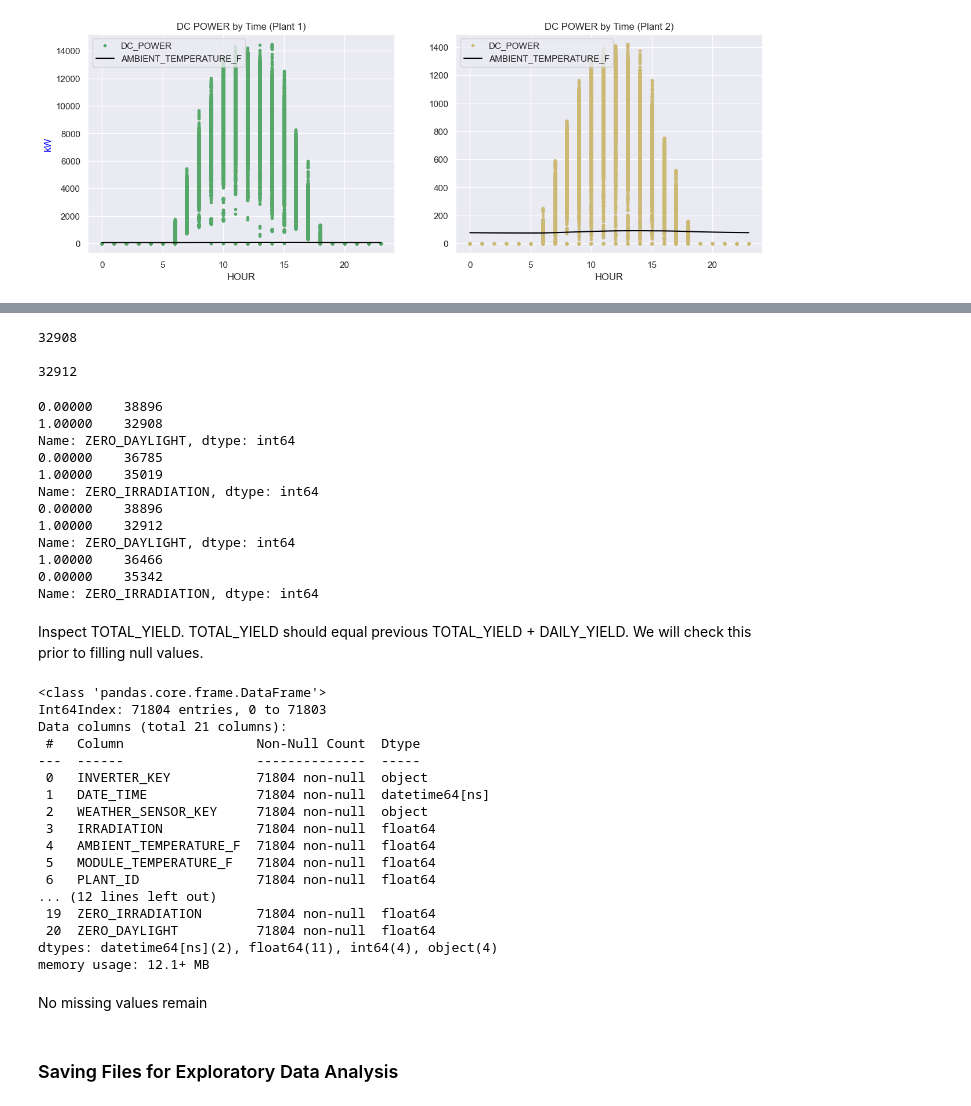
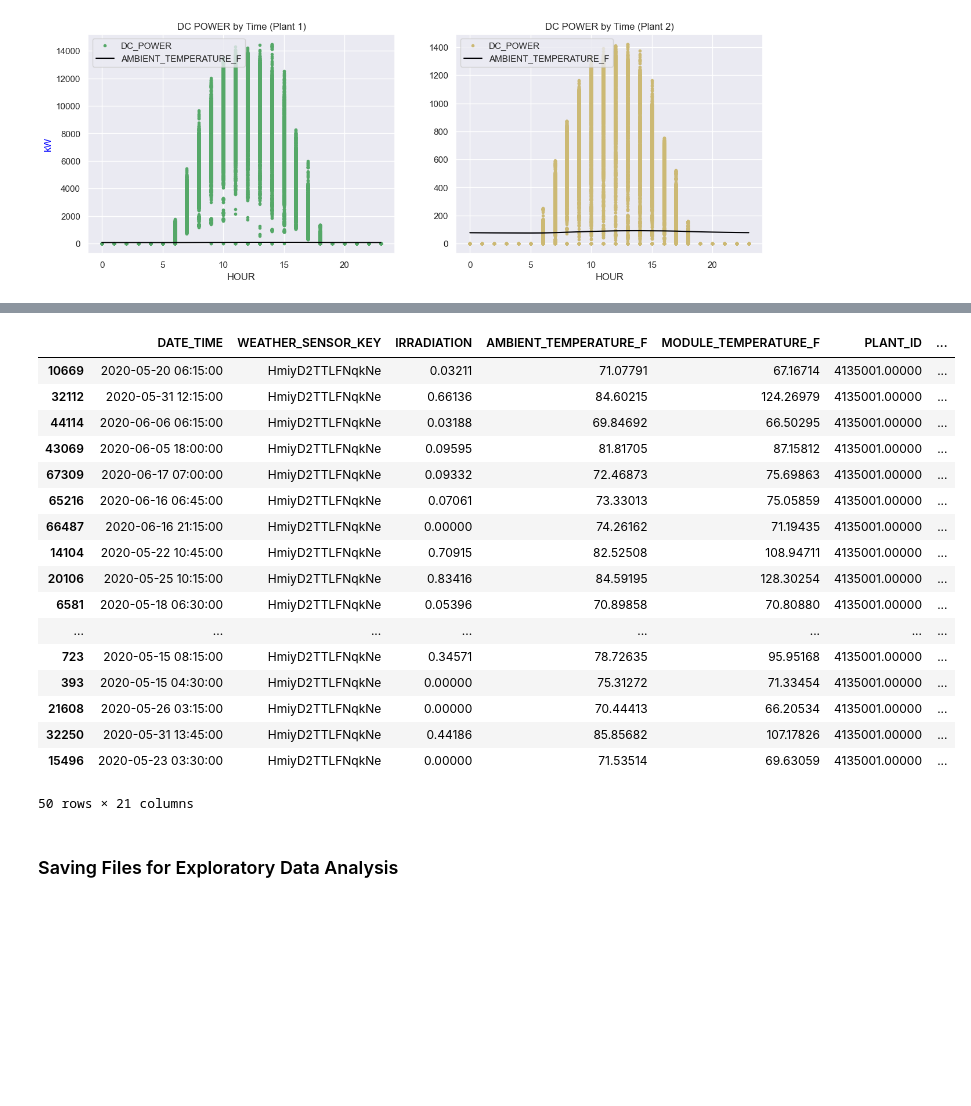
Before and after one commit to dohnjawson88/Solar-Energy-Analysis-C2, a Jupyter notebook: code/Capstone 2_ Data Wrangling.ipynb, the cells around one changed output, grey strips where cells are left out. Drawn from its saved outputs; the diff is of its cells as text; code cells hidden in the pictures; blank space fills up the shorter version.

```diff
--- a/code/Capstone 2_ Data Wrangling.ipynb
+++ b/code/Capstone 2_ Data Wrangling.ipynb
@@ -1179,9 +899,0 @@ Name: ZERO_DAYLIGHT, dtype: int64
-# %%
-# Check null values - Non-Daylight Hours
-
-for df in [P1_NO_NULL, P2_NO_NULL]:
-    print(df.ZERO_DAYLIGHT.isna().sum(), "\n") #use escape with newline to create line spacing
-# %% [output]
-32908
-
-32912
@@ -1193,44 +900,24 @@ for df in [P1_NO_NULL, P2_NO_NULL]:
-# %%
-for df in [P1_NO_NULL, P2_NO_NULL]:
-    print(df.ZERO_DAYLIGHT.value_counts(dropna=False))
-    print(df.ZERO_IRRADIATION.value_counts(dropna=False))
-# %% [output]
-0.00000    38896
-1.00000    32908
-Name: ZERO_DAYLIGHT, dtype: int64
-0.00000    36785
-1.00000    35019
-Name: ZERO_IRRADIATION, dtype: int64
-0.00000    38896
-1.00000    32912
-Name: ZERO_DAYLIGHT, dtype: int64
-1.00000    36466
-0.00000    35342
-Name: ZERO_IRRADIATION, dtype: int64
-# %% [markdown]
-Inspect TOTAL_YIELD. TOTAL_YIELD should equal previous TOTAL_YIELD + DAILY_YIELD. We will check this prior to filling null values.
-# %%
-P1_NO_NULL.info()
-# %% [output]
-<class 'pandas.core.frame.DataFrame'>
-Int64Index: 71804 entries, 0 to 71803
-Data columns (total 21 columns):
- #   Column                 Non-Null Count  Dtype
----  ------                 --------------  -----
- 0   INVERTER_KEY           71804 non-null  object
- 1   DATE_TIME              71804 non-null  datetime64[ns]
- 2   WEATHER_SENSOR_KEY     71804 non-null  object
- 3   IRRADIATION            71804 non-null  float64
- 4   AMBIENT_TEMPERATURE_F  71804 non-null  float64
- 5   MODULE_TEMPERATURE_F   71804 non-null  float64
- 6   PLANT_ID               71804 non-null  float64
-... (12 lines left out)
- 19  ZERO_IRRADIATION       71804 non-null  float64
- 20  ZERO_DAYLIGHT          71804 non-null  float64
-dtypes: datetime64[ns](2), float64(11), int64(4), object(4)
-memory usage: 12.1+ MB
-# %% [markdown]
-No missing values remain
+# %%
+P1_INVETER.sample(50)
+# %% [output]
+|  | DATE_TIME | WEATHER_SENSOR_KEY | IRRADIATION | AMBIENT_TEMPERATURE_F | MODULE_TEMPERATURE_F | PLANT_ID | ... |
+| 10669 | 2020-05-20 06:15:00 | HmiyD2TTLFNqkNe | 0.03211 | 71.07791 | 67.16714 | 4135001.00000 | ... |
+| 32112 | 2020-05-31 12:15:00 | HmiyD2TTLFNqkNe | 0.66136 | 84.60215 | 124.26979 | 4135001.00000 | ... |
+| 44114 | 2020-06-06 06:15:00 | HmiyD2TTLFNqkNe | 0.03188 | 69.84692 | 66.50295 | 4135001.00000 | ... |
+| 43069 | 2020-06-05 18:00:00 | HmiyD2TTLFNqkNe | 0.09595 | 81.81705 | 87.15812 | 4135001.00000 | ... |
+| 67309 | 2020-06-17 07:00:00 | HmiyD2TTLFNqkNe | 0.09332 | 72.46873 | 75.69863 | 4135001.00000 | ... |
+| 65216 | 2020-06-16 06:45:00 | HmiyD2TTLFNqkNe | 0.07061 | 73.33013 | 75.05859 | 4135001.00000 | ... |
+| 66487 | 2020-06-16 21:15:00 | HmiyD2TTLFNqkNe | 0.00000 | 74.26162 | 71.19435 | 4135001.00000 | ... |
+| 14104 | 2020-05-22 10:45:00 | HmiyD2TTLFNqkNe | 0.70915 | 82.52508 | 108.94711 | 4135001.00000 | ... |
+| 20106 | 2020-05-25 10:15:00 | HmiyD2TTLFNqkNe | 0.83416 | 84.59195 | 128.30254 | 4135001.00000 | ... |
+| 6581 | 2020-05-18 06:30:00 | HmiyD2TTLFNqkNe | 0.05396 | 70.89858 | 70.80880 | 4135001.00000 | ... |
+| ... | ... | ... | ... | ... | ... | ... | ... |
+| 723 | 2020-05-15 08:15:00 | HmiyD2TTLFNqkNe | 0.34571 | 78.72635 | 95.95168 | 4135001.00000 | ... |
+| 393 | 2020-05-15 04:30:00 | HmiyD2TTLFNqkNe | 0.00000 | 75.31272 | 71.33454 | 4135001.00000 | ... |
+| 21608 | 2020-05-26 03:15:00 | HmiyD2TTLFNqkNe | 0.00000 | 70.44413 | 66.20534 | 4135001.00000 | ... |
+| 32250 | 2020-05-31 13:45:00 | HmiyD2TTLFNqkNe | 0.44186 | 85.85682 | 107.17826 | 4135001.00000 | ... |
+| 15496 | 2020-05-23 03:30:00 | HmiyD2TTLFNqkNe | 0.00000 | 71.53514 | 69.63059 | 4135001.00000 | ... |
+50 rows × 21 columns
 # %% [markdown]
 ### Saving Files for Exploratory Data Analysis
 # %%
```
Also changed, not shown: parts of 53 cells of this notebook, 2 other files.
